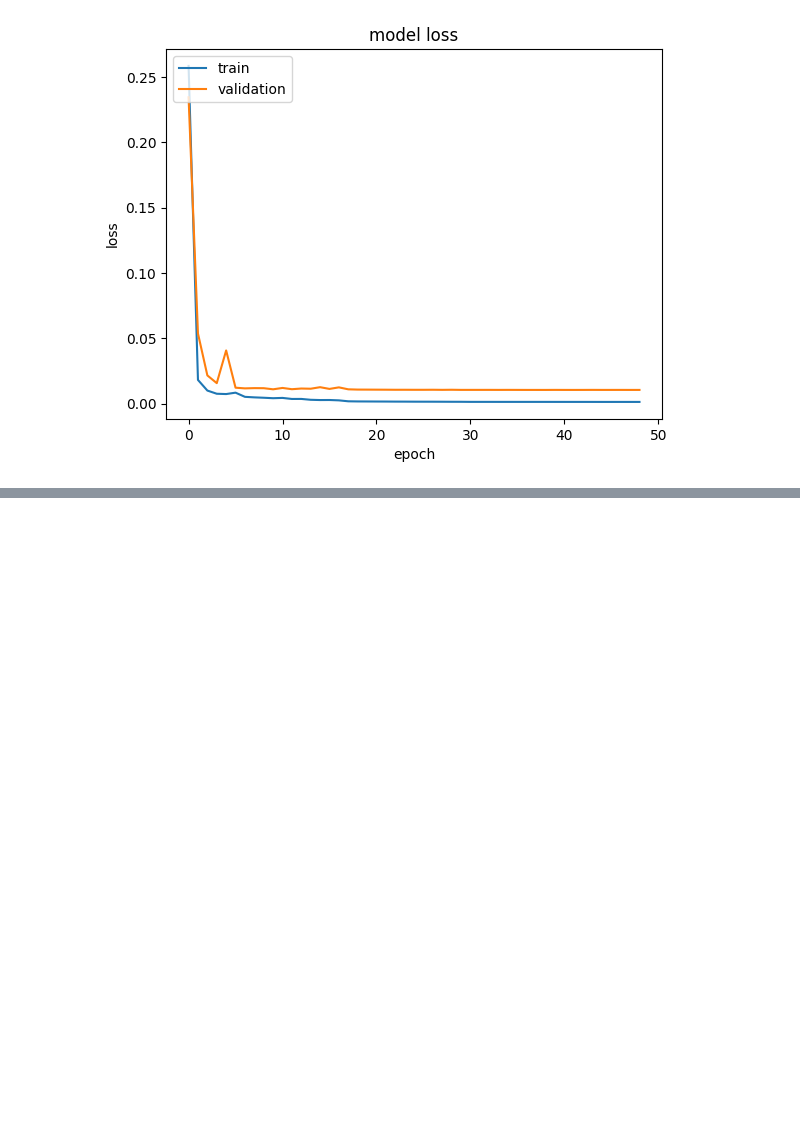
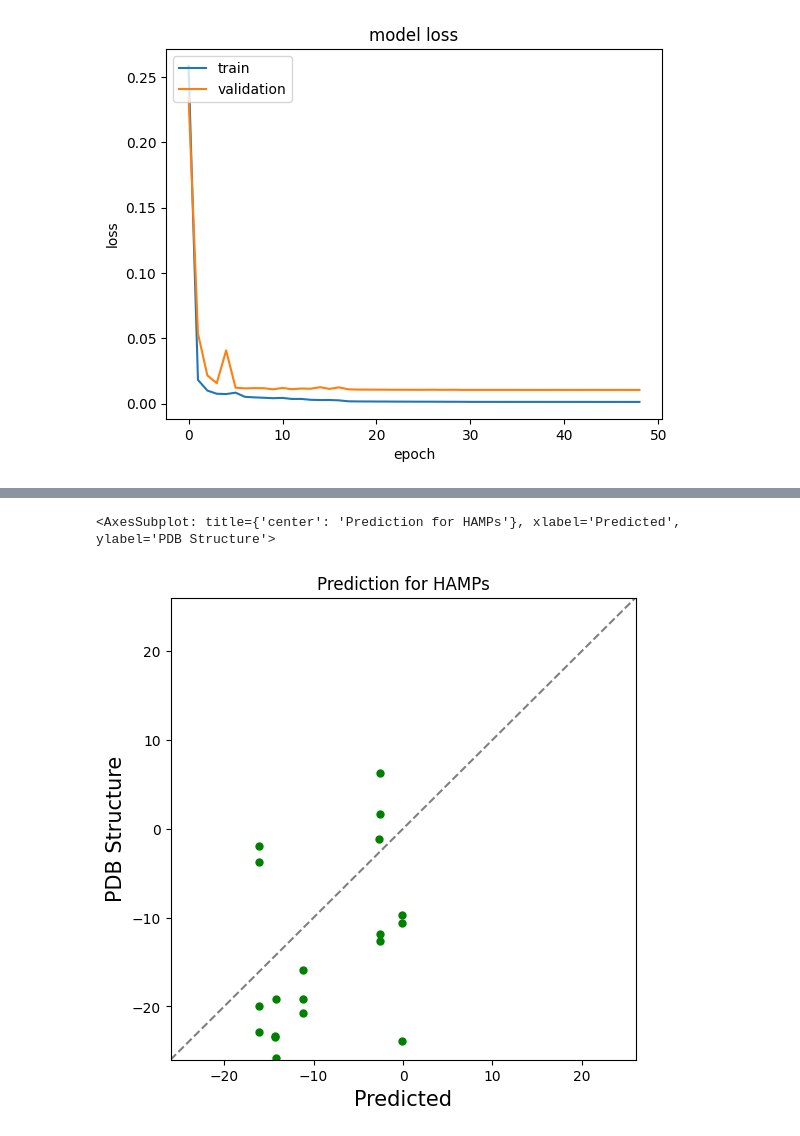
Before and after one commit to labstructbioinf/HAMPpred, a Jupyter notebook: notebooks/train_hamp_crick_single_sequence.ipynb, the cells around one changed output, grey strips where cells are left out. Drawn from its saved outputs; the diff is of its cells as text; code cells hidden in the pictures; blank space fills up the shorter version.

```diff
--- a/notebooks/train_hamp_crick_single_sequence.ipynb
+++ b/notebooks/train_hamp_crick_single_sequence.ipynb
@@ -81,0 +87,5 @@ plt.show()
+# %%
+val = f'{DATA_DIR}/full_pdb_hamp.p'
+val = pd.read_pickle(val)
+seqs = list(val.full_sequence)
+pdb_test_results = pred.predict(val, is_test=True)
@@ -81,0 +95,5 @@ plt.show()
+# %%
+reg_plot(pdb_test_results['true_mean_rot'], pdb_test_results['pred_mean_rot'], title='Prediction for HAMPs', ylabel='PDB Structure')
+# %% [output]
+<AxesSubplot: title={'center': 'Prediction for HAMPs'}, xlabel='Predicted', ylabel='PDB Structure'>
+[figure, added]
```
Also changed, not shown: parts of 8 cells of this notebook, 8 other files.
